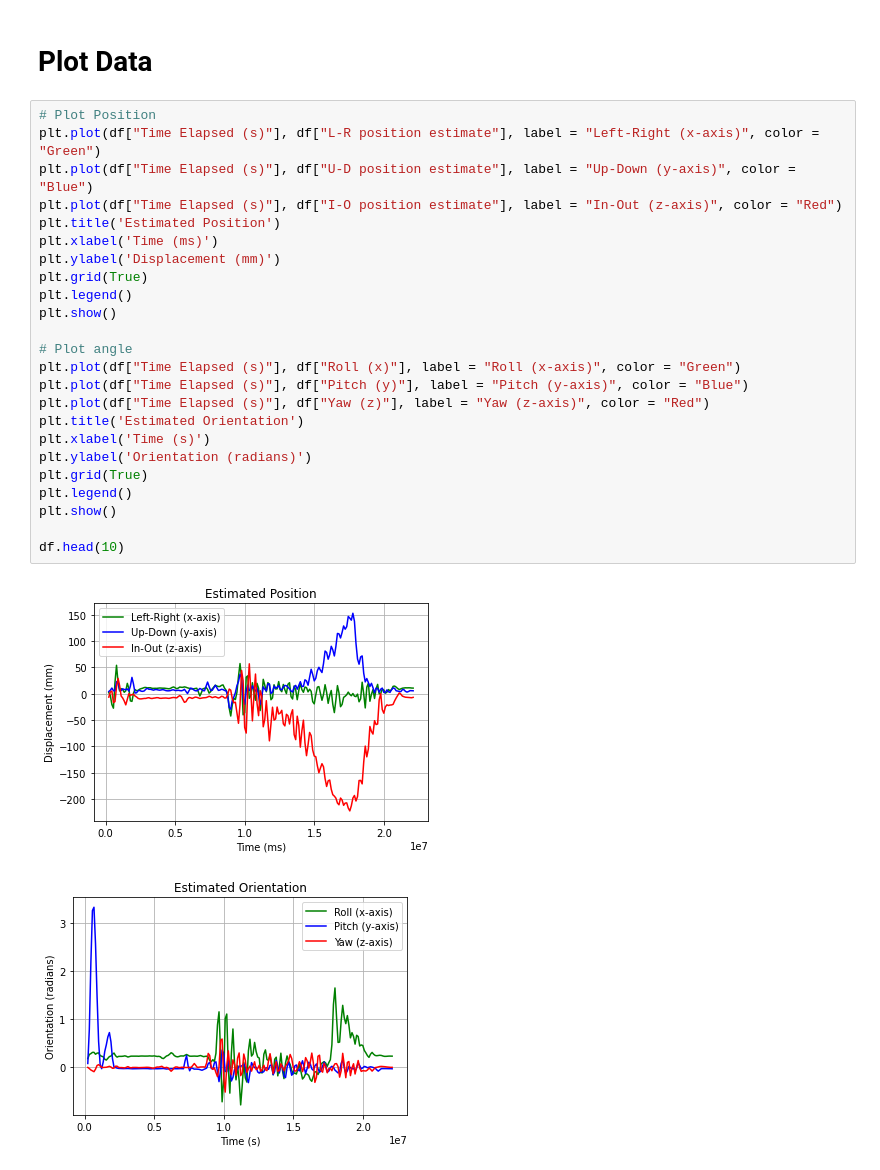
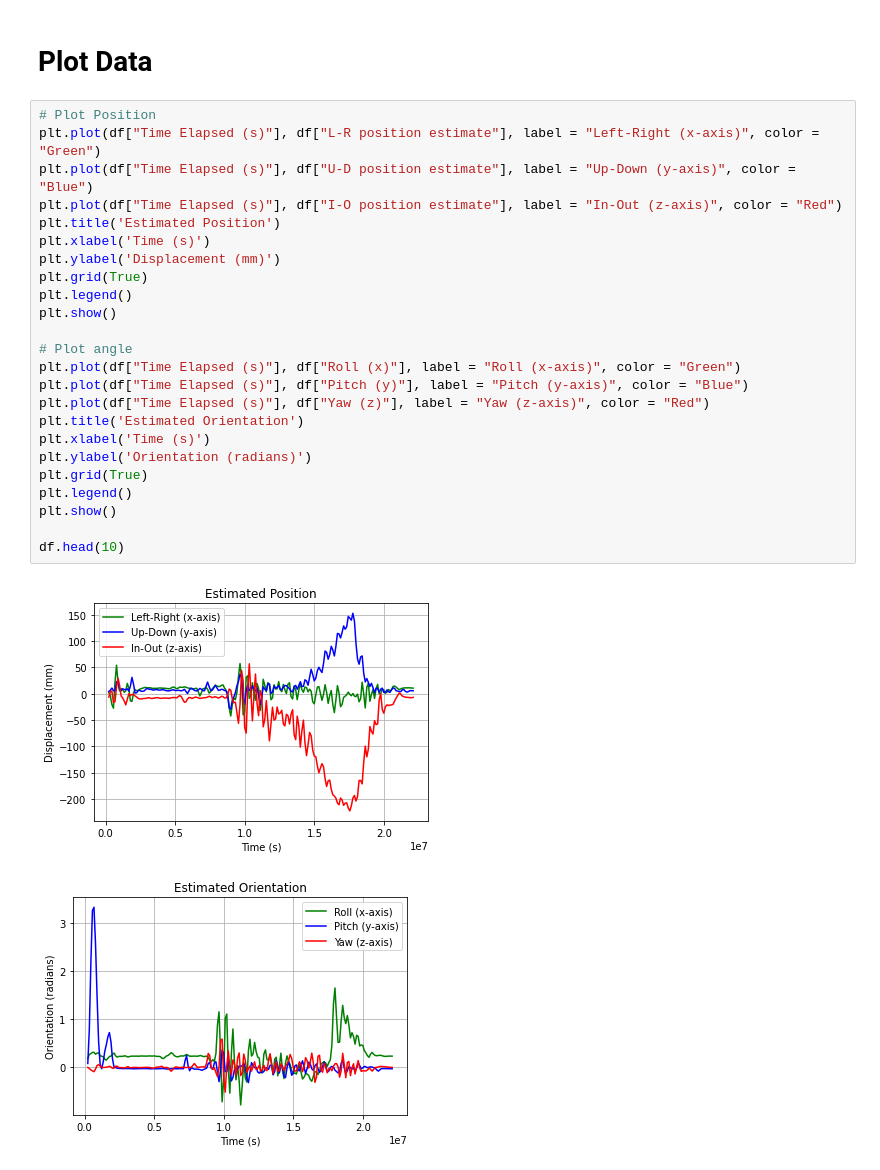
Before and after one commit to martinweston333/arduinoaccelerometers, a Jupyter notebook: Arduino_Accelerometer_and_Gyro_Data_Analysis_Using_Python.ipynb, the cells around one changed output. Saved outputs shown, nothing was run; the diff lists cells and outputs as text.

```diff
--- a/Arduino_Accelerometer_and_Gyro_Data_Analysis_Using_Python.ipynb
+++ b/Arduino_Accelerometer_and_Gyro_Data_Analysis_Using_Python.ipynb
@@ -90,29 +90,29 @@ df.head()
 # %%
 # Plot Position
 plt.plot(df["Time Elapsed (s)"], df["L-R position estimate"], label = "Left-Right (x-axis)", color = "Green")
 plt.plot(df["Time Elapsed (s)"], df["U-D position estimate"], label = "Up-Down (y-axis)", color = "Blue")
 plt.plot(df["Time Elapsed (s)"], df["I-O position estimate"], label = "In-Out (z-axis)", color = "Red")
 plt.title('Estimated Position')
-plt.xlabel('Time (ms)')
+plt.xlabel('Time (s)')
 plt.ylabel('Displacement (mm)')
 plt.grid(True)
 plt.legend()
 plt.show()
 
 # Plot angle
 plt.plot(df["Time Elapsed (s)"], df["Roll (x)"], label = "Roll (x-axis)", color = "Green")
 plt.plot(df["Time Elapsed (s)"], df["Pitch (y)"], label = "Pitch (y-axis)", color = "Blue")
 plt.plot(df["Time Elapsed (s)"], df["Yaw (z)"], label = "Yaw (z-axis)", color = "Red")
 plt.title('Estimated Orientation')
 plt.xlabel('Time (s)')
 plt.ylabel('Orientation (radians)')
 plt.grid(True)
 plt.legend()
 plt.show()
 
 df.head(10)
 # %% [output]
-[figure, old version]
+[figure, new version]
 [figure]
 |  | Date (yy/mm/dd) | Time (hh/mm/ss) | Time(ms) | Ambient temp (oC) | Liquid temp (oC) | A-X1 | A-Y1 | ... |
 | 0 | 1/10/2001 | 5:29:02 | 658987 | 63.00 | 66.75 | -0.0332 | -1.0102 | ... |
```
